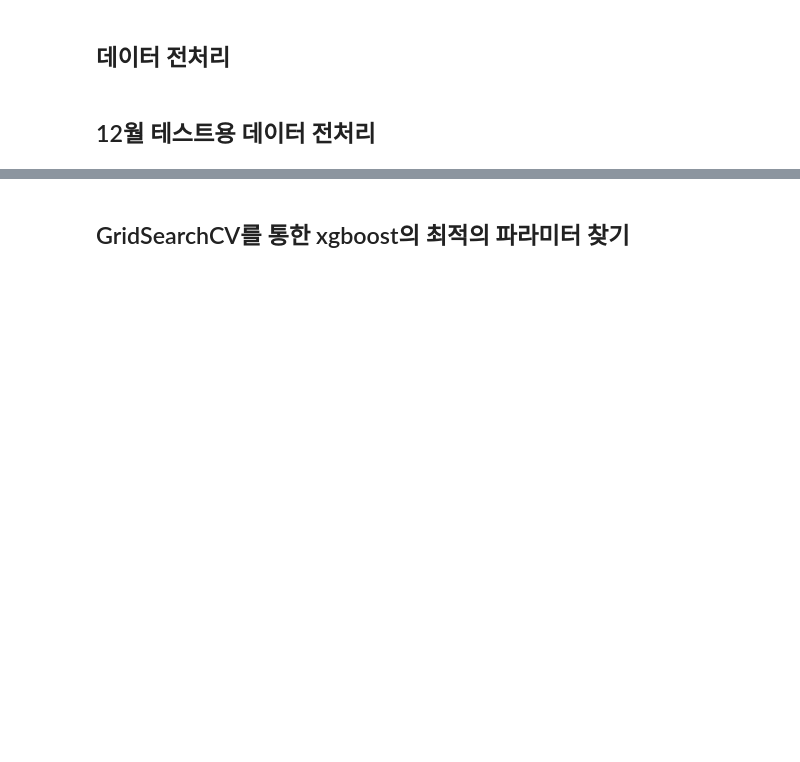
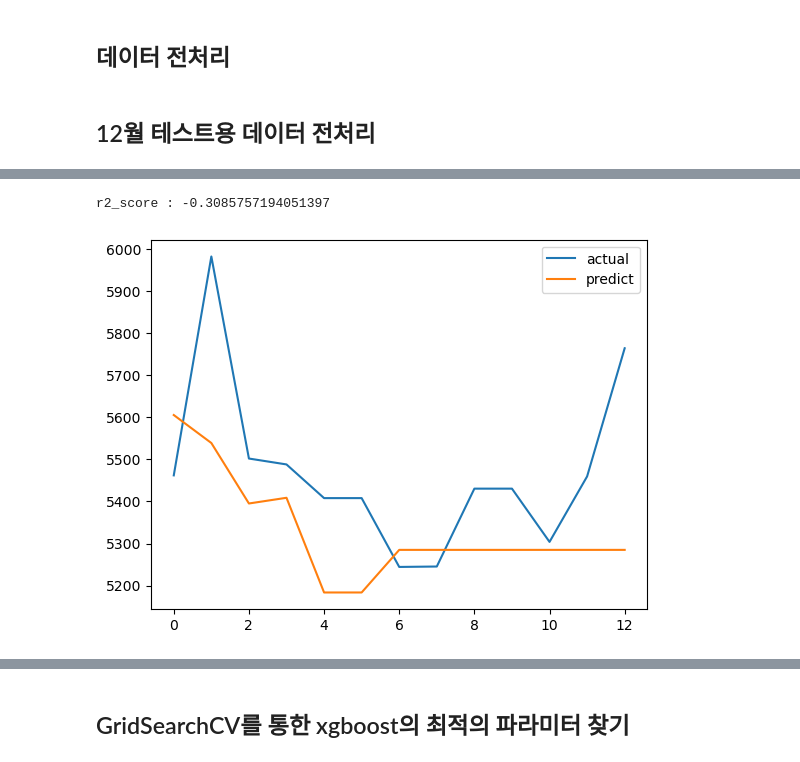
Before and after one commit to Kim-Hyunah/Final_Predict_Agricultural, a Jupyter notebook: model_pred_price_xgb_jinhyeok copy.ipynb, the cells around one changed output, grey strips where cells are left out. Saved outputs shown, nothing was run; the diff lists cells and outputs as text; code cells hidden in the pictures; blank space fills up the shorter version.

```diff
--- a/model_pred_price_xgb_jinhyeok copy.ipynb
+++ b/model_pred_price_xgb_jinhyeok copy.ipynb
@@ -89,4 +93,6 @@ df_price.rename(columns={"평균" : "배추가격"})
 df_price = df_price[df_price.index >= "2022-12-01"]
 df_price.index.name = ""
 df_price.index = pd.to_datetime(df_price.index)
+# %%
+df_price.rename(columns={"평균":"배추가격"}, inplace=True)
 # %%
@@ -220,0 +218,11 @@ df_test2.head()
+# %%
+print("r2_score :", r2_score(df_price["배추가격"].to_list(), pred_price_list))
+# %% [output]
+r2_score : -0.3085757194051397
+# %%
+plt.plot(df_price["배추가격"].to_list(), label="actual")
+plt.plot(pred_price_list, label="predict")
+plt.legend()
+plt.show()
+# %% [output]
+[figure, added]
```
Also changed, not shown: parts of 32 cells of this notebook.
